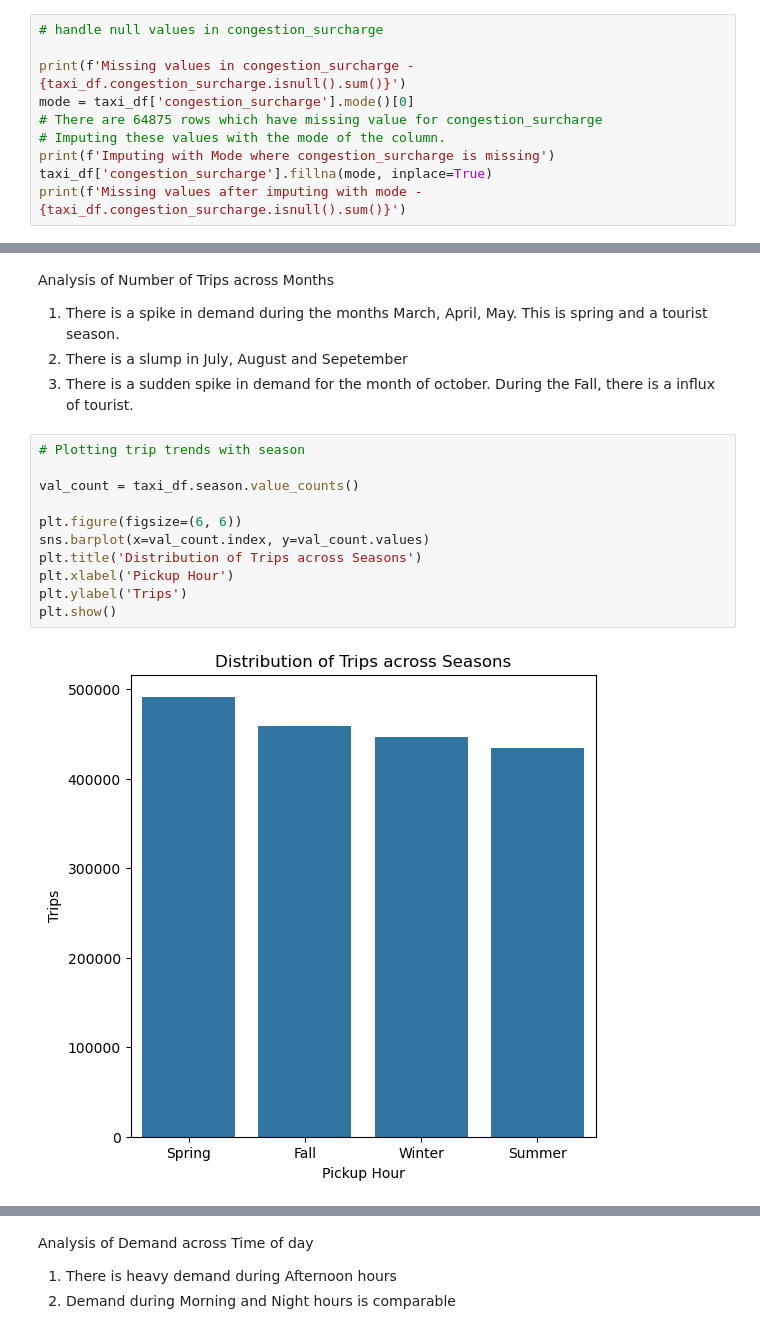
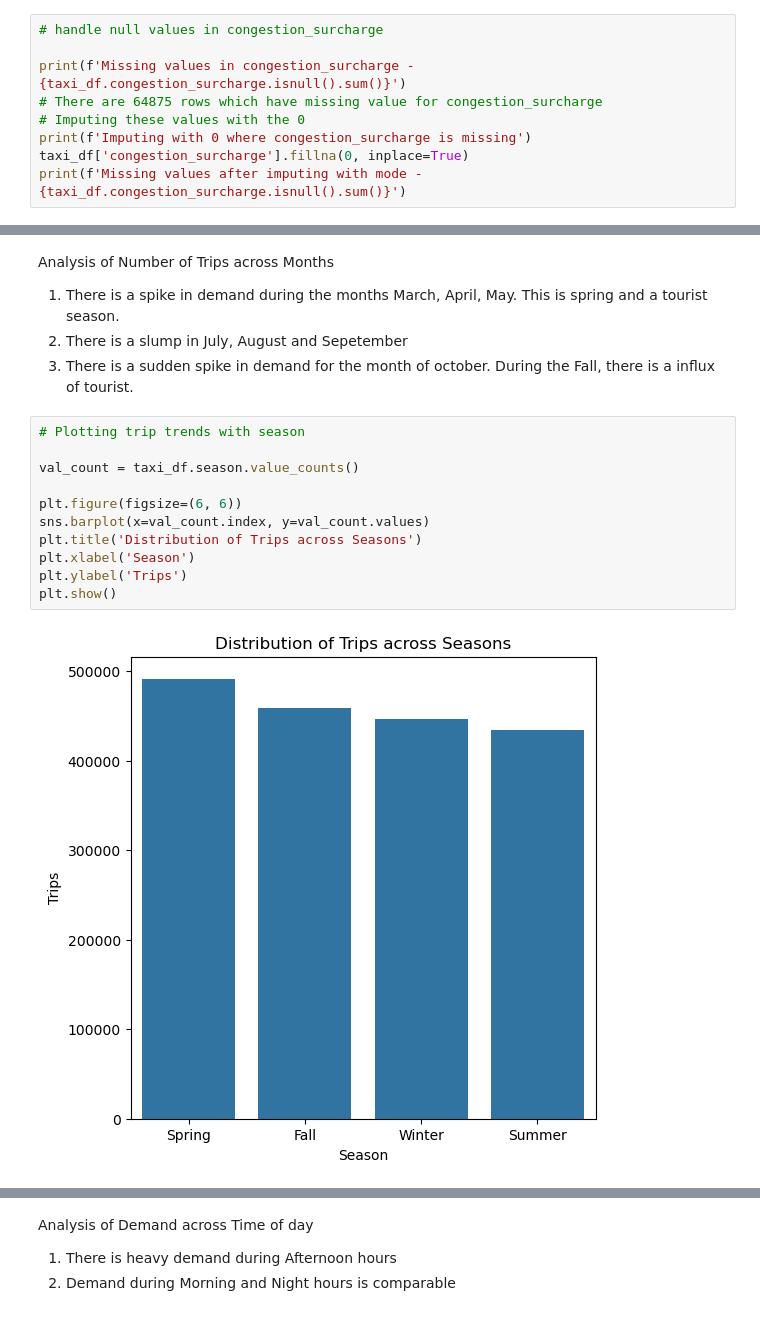
Before and after one commit to dasamitkumar/NYC_Taxi_CaseStudy, a Jupyter notebook: EDA_Assg_NYC_Taxi_Starter.ipynb, the cells around one changed output, grey strips where cells are left out. Drawn from its saved outputs; the diff is of its cells as text.

```diff
--- a/EDA_Assg_NYC_Taxi_Starter.ipynb
+++ b/EDA_Assg_NYC_Taxi_Starter.ipynb
@@ -474,11 +474,10 @@ Impute NaN in `congestion_surcharge`
 # handle null values in congestion_surcharge
 
 print(f'Missing values in congestion_surcharge - {taxi_df.congestion_surcharge.isnull().sum()}')
-mode = taxi_df['congestion_surcharge'].mode()[0]
 # There are 64875 rows which have missing value for congestion_surcharge
-# Imputing these values with the mode of the column.
-print(f'Imputing with Mode where congestion_surcharge is missing')
-taxi_df['congestion_surcharge'].fillna(mode, inplace=True)
+# Imputing these values with the 0
+print(f'Imputing with 0 where congestion_surcharge is missing')
+taxi_df['congestion_surcharge'].fillna(0, inplace=True)
 print(f'Missing values after imputing with mode - {taxi_df.congestion_surcharge.isnull().sum()}')
 # %% [output]
 Missing values in congestion_surcharge - 64875
@@ -1118,16 +1122,16 @@ Analysis of Number of Trips across Months
 # %%
 # Plotting trip trends with season
 
 val_count = taxi_df.season.value_counts()
 
 plt.figure(figsize=(6, 6))
 sns.barplot(x=val_count.index, y=val_count.values)
 plt.title('Distribution of Trips across Seasons')
-plt.xlabel('Pickup Hour')
+plt.xlabel('Season')
 plt.ylabel('Trips')
 plt.show()
 # %% [output]
-[figure, old version]
+[figure, new version]
 # %% [markdown]
 Analysis of Number of Trips across Season
 1. During the Spring there is a increase in demand. due to people tend to move out after the winter season
```
Also changed, not shown: parts of 19 cells of this notebook, 1 other file.
